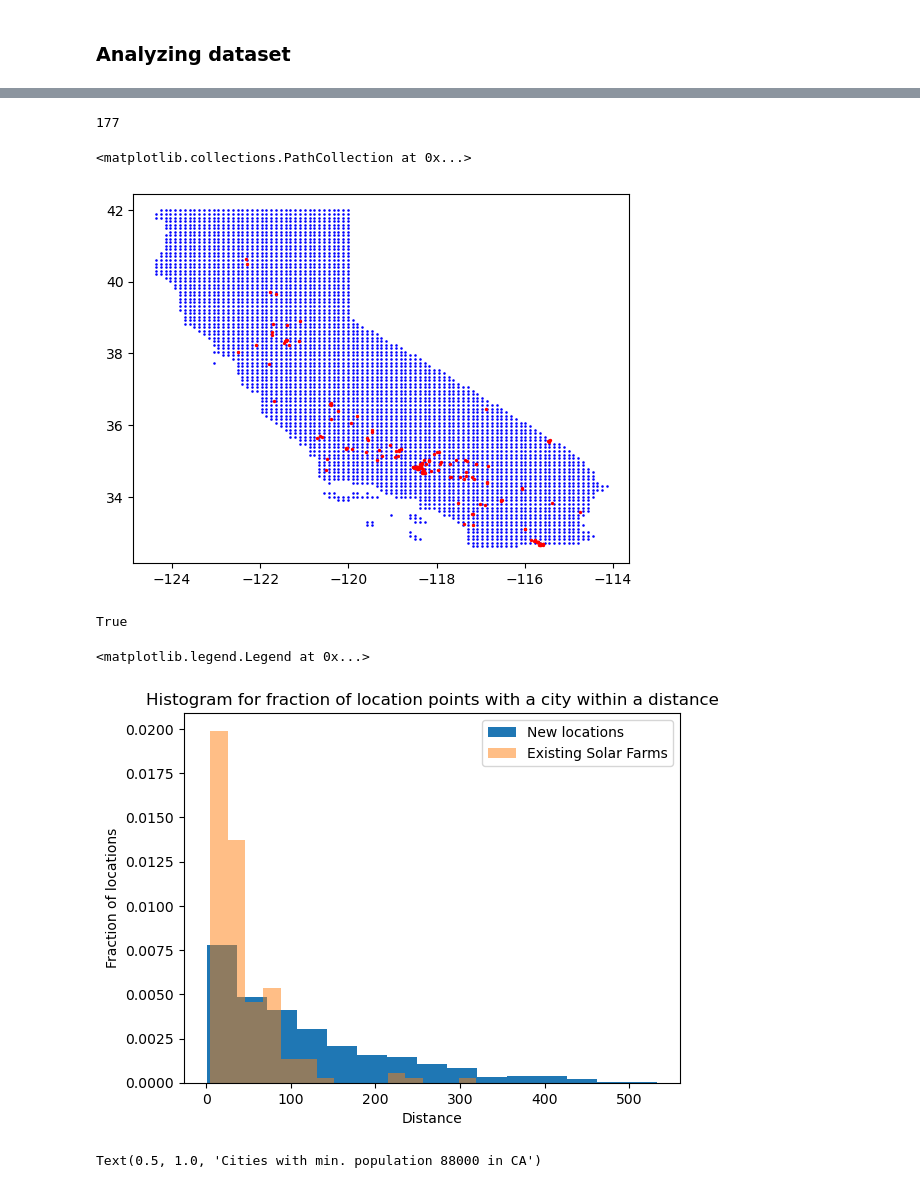
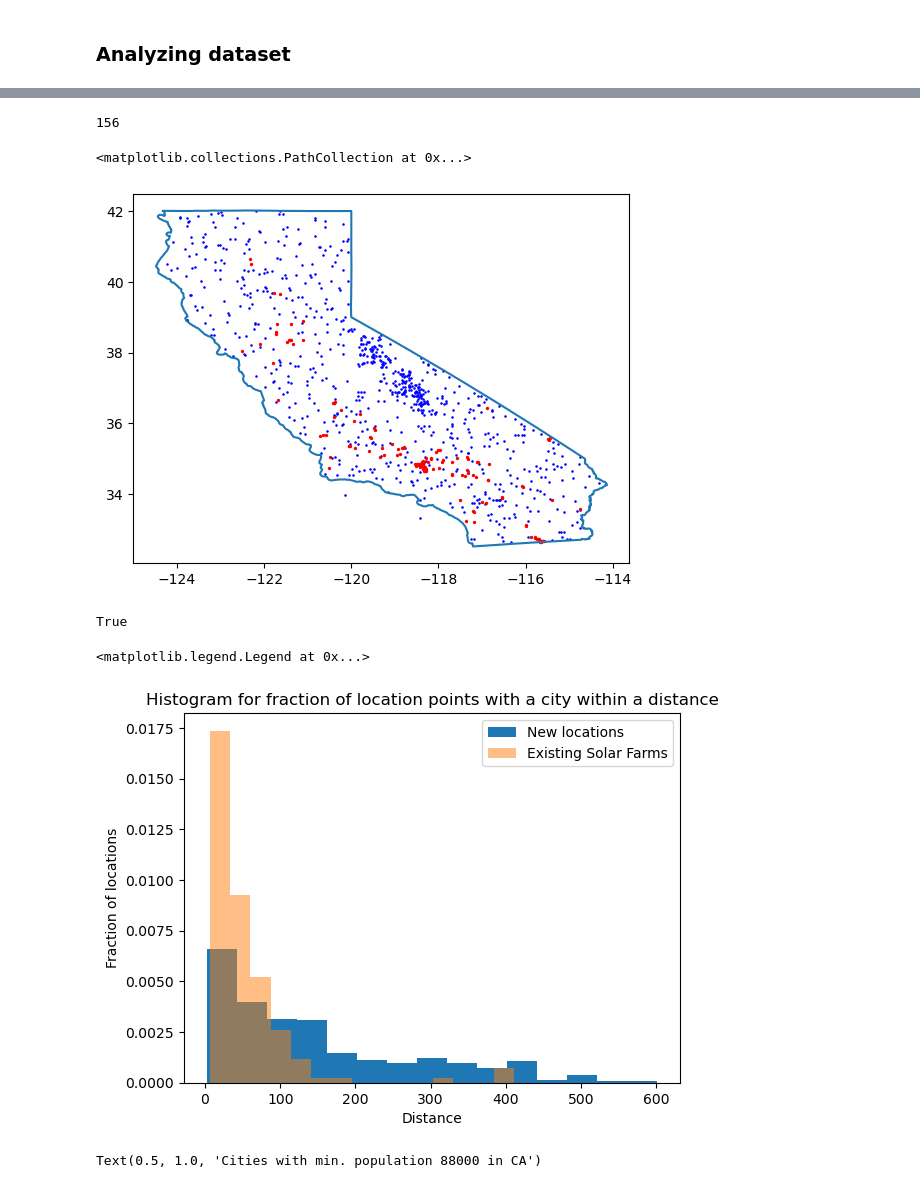
Before and after one commit to hrhampapura/SolarFarmPrediction, a Jupyter notebook: data_code/cities.ipynb, the cells around one changed output, grey strips where cells are left out. Drawn from its saved outputs; the diff is of its cells as text; code cells hidden in the pictures.

```diff
--- a/data_code/cities.ipynb
+++ b/data_code/cities.ipynb
@@ -390,5 +425,5 @@ df.head()
 # %%
-test = pd.read_csv('../data/ca_lc_city_slope_elevation.csv')
+test = pd.read_csv('../data/ca_data_version_7.csv')
 # %%
 
 test.loc[test['State']=='CA']
@@ -436,13 +471,14 @@ lngs_grid = CA_data.loc[np.isnan(CA_data['panel.area'])]['lon'].values.copy()
 # %%
 len(lats_solar_farm)
 # %% [output]
-177
+156
 # %%
+pl.plot(*CA_polygon.exterior.xy)
 pl.scatter(lngs_grid,lats_grid,color='blue',s=0.7)
 pl.scatter(lngs_solar_farm,lats_solar_farm,color='red',s=2)
 # %% [output]
 <matplotlib.collections.PathCollection at 0x...>
-[figure, old version]
+[figure, new version]
 # %%
 cities_distance = CA_data['min distance to city (in miles)'].values.copy()
 cities_distance_solar_farms = CA_data.loc[CA_data['power']>0.5]['min distance to city (in miles)'].values.copy()
@@ -460,7 +496,7 @@ pl.ylabel('Fraction of locations')
 pl.legend()
 # %% [output]
 <matplotlib.legend.Legend at 0x...>
-[figure, old version]
+[figure, new version]
 # %%
 cities_lat = cities['lat'].values.copy()
 cities_lng = cities['lng'].values.copy()
```
Also changed, not shown: parts of 26 cells of this notebook, 5 other files.
